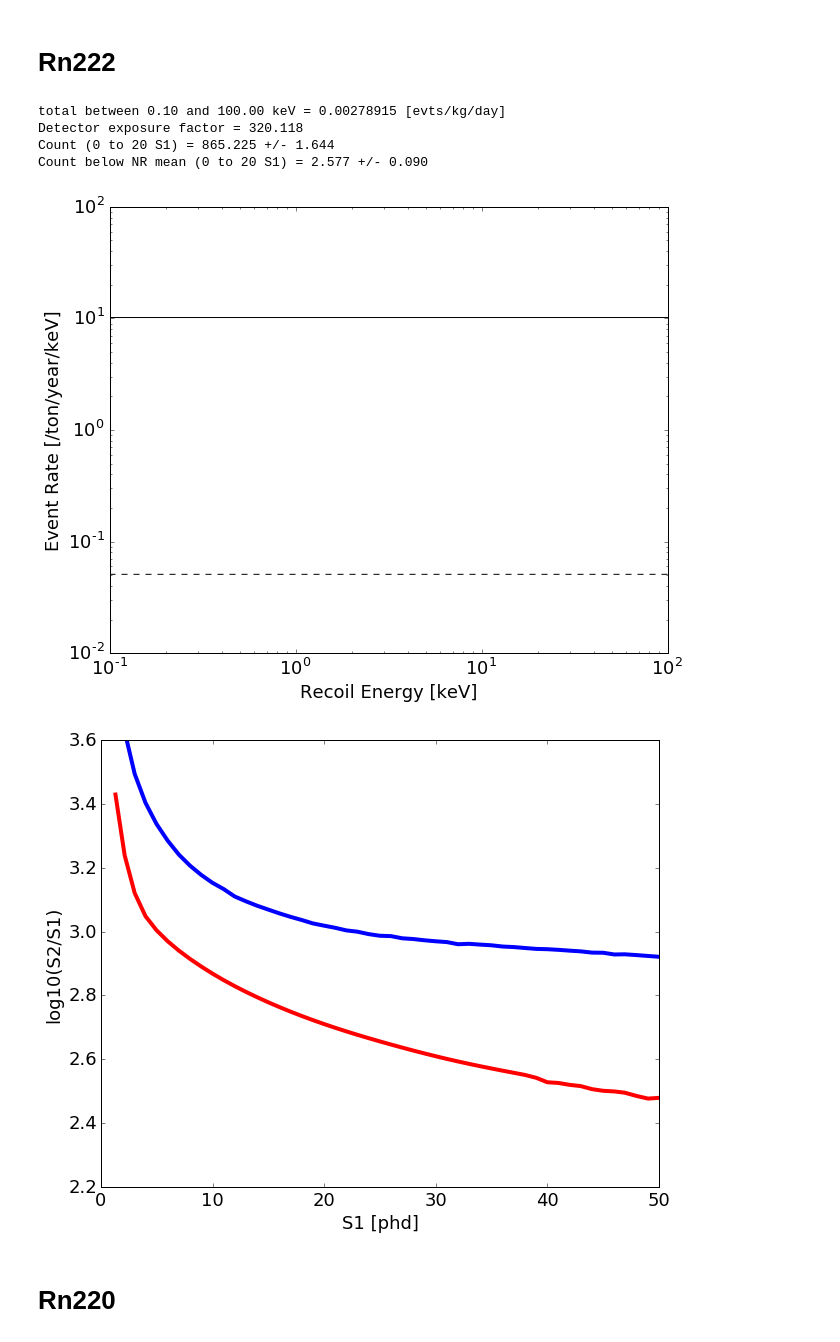
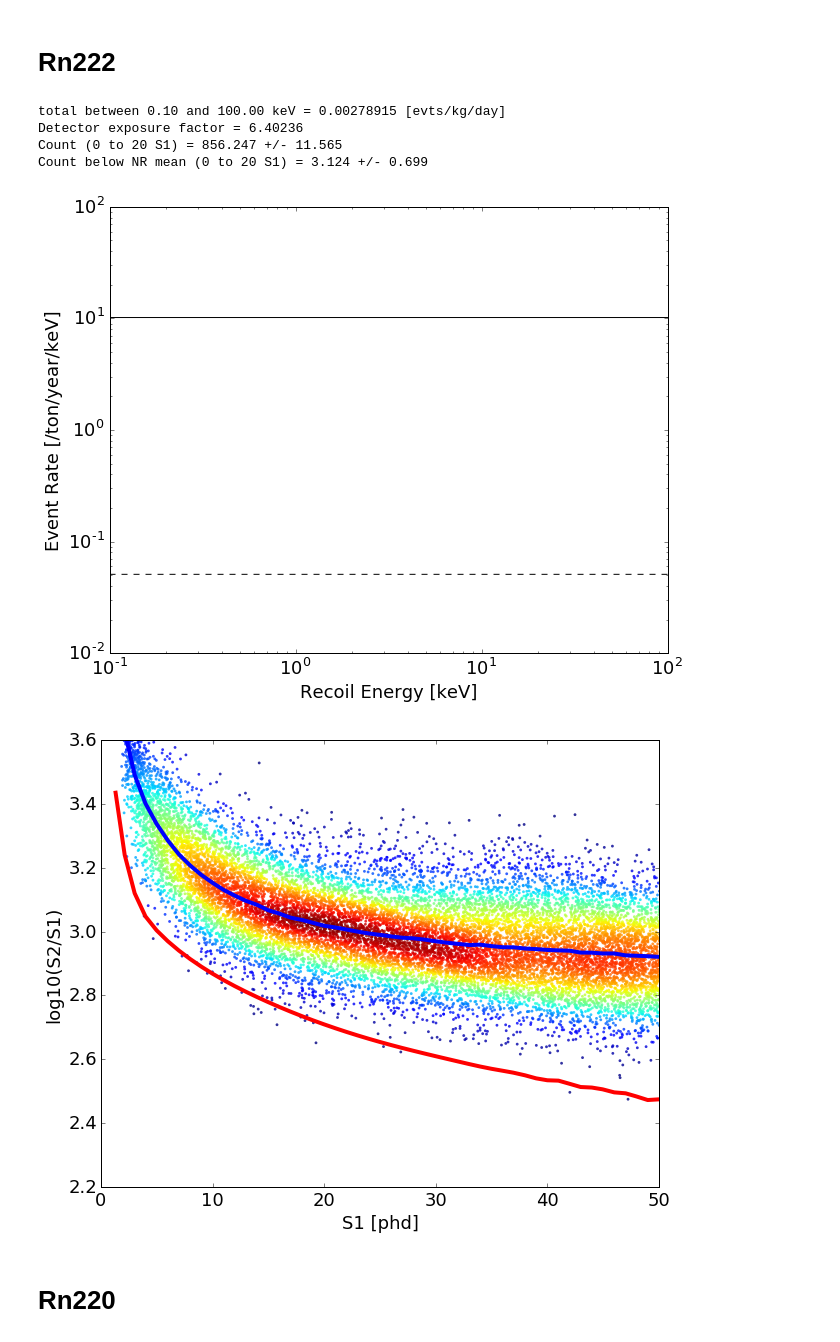
Before and after one commit to attdobi/iPyNb, a Jupyter notebook: PyNEST/TDR/PDF_visualizer.ipynb, the cells around one changed output. Saved outputs shown, nothing was run; the diff lists cells and outputs as text; code cells hidden in the pictures.

Commit message:
LZ exposure plot

```diff
--- a/PyNEST/TDR/PDF_visualizer.ipynb
+++ b/PyNEST/TDR/PDF_visualizer.ipynb
@@ -10,6 +10,6 @@ from pyNEST import *
 from ROOT import TH2D
 %pylab inline
 pylab.rcParams['figure.figsize'] = (10.0, 8.0) # set size of figures"
-plt.rcParams.update({'font.size': 24})
+plt.rcParams.update({'font.size': 20})
 # %% [output]
 Populating the interactive namespace from numpy and matplotlib
@@ -39,10 +39,9 @@ def calc_exposure(S1_cut, S2_cut, S1_win_max=20):
 #Generate Flat ER and 50 GeV WIMP NR spectra:
 ##############################################################################
 #LZ
-NEST =NEST_setup(Det='LZ',f_drift=-1, drift_time=-1, g1=0.12, nFold=2, \
-                 eff_extract=0.99, e_lifetime=2800, custom=False)
+NEST =NEST_setup(Det='LZ', nFold=3, custom=True)
 S1_bin_cen_n, mean_S2oS1_n, std_S2oS1_n, S1_bin_cen_e, mean_S2oS1_e, std_S2oS1_e, E_bin_cen_e,\
-Eff_e, E_bin_cen_n, Eff_n,num_leak_e, num_total_e, leak_gauss_e, sNR = genBands(NEST=NEST,S2raw_min=450,nSim=1e6,mWmp=-1)
+Eff_e, E_bin_cen_n, Eff_n,num_leak_e, num_total_e, leak_gauss_e, sNR = genBands(NEST=NEST,S2raw_min=450,nSim=1e6,mWmp=50)
 
 #get NR mean, with a smooth spline
 #sNR = ip.UnivariateSpline(S1_bin_cen_n, mean_S2oS1_n,s=.005)
@@ -284,7 +277,7 @@ Count below NR mean (0 to 20 S1) = 1.234 +/- 0.276
 # %%
 title='Rn222'
 NEST.SetParticleType(1)
-nSim=5e6
+nSim=1e5
 
 #scale factor c. LZ has 2 uBq/kg total and 3.57 in the fid
 c=1*1.91*(9.2/6.3) # LZ fiducial with 1.91 uBq/kg in the active volume
@@ -298,38 +291,38 @@ file_path='data/Rn222_LZ_fid.txt'
 
 Nph, Ne, S1, S2, S1c, S2c, Rate_evts_kg_day, Det_exposure_factor = dN2S1S2(NEST=NEST, file_path=file_path, nSim=nSim)
 
 WS_cut=(S1c>0) & (S2>=S2raw_min) & (S1c<60) #last cut is to speed up plotting
 S1_cut=S1c[WS_cut]
 S2_cut=S2c[WS_cut]
 
 #make a scatter plot
 plt.figure()
-#scatterColor(S1_cut,log10(S2_cut/S1_cut))
+scatterColor(S1_cut,log10(S2_cut/S1_cut))
 plt.xlabel('S1 [phd]')
 plt.ylabel('log10(S2/S1)')
 #plt.plot([S1_min,S1_min],[2,3.8],'-.m',linewidth=4)
 #plt.plot([S1_max,S1_max],[2,3.8],'-.m',linewidth=4)
 plot(S1_bin_cen_n,sNR(S1_bin_cen_n),'-r',linewidth=4)
 plot(S1_bin_cen_n,mean_S2oS1_e,'-b',linewidth=4)
 plt.xlim([0,50])
 plt.ylim([2.2,3.6])
 
 savefig('figs/'+title+'_S2S1.png')
 
 #calc LZ  nominal exposure
 calc_exposure(S1_cut, S2_cut)
 
 rnd_index=np.random.choice(np.arange(0,len(S1c)),int(nSim/Det_exposure_factor))
 S1_Rn=S1c[rnd_index]
 S2_Rn=S2c[rnd_index]
 S2_Rn_raw=S2[rnd_index]
 # %% [output]
 total between 0.10 and 100.00 keV = 0.00278915 [evts/kg/day]
-Detector exposure factor = 320.118
-Count (0 to 20 S1) = 865.225 +/- 1.644
-Count below NR mean (0 to 20 S1) = 2.577 +/- 0.090
+Detector exposure factor = 6.40236
+Count (0 to 20 S1) = 856.247 +/- 11.565
+Count below NR mean (0 to 20 S1) = 3.124 +/- 0.699
 [figure]
-[figure, old version]
+[figure, new version]
 # %% [markdown]
 <h1> Rn220 </h1>
 # %%
```
Also changed, not shown: parts of 19 cells of this notebook, 24 other files.
